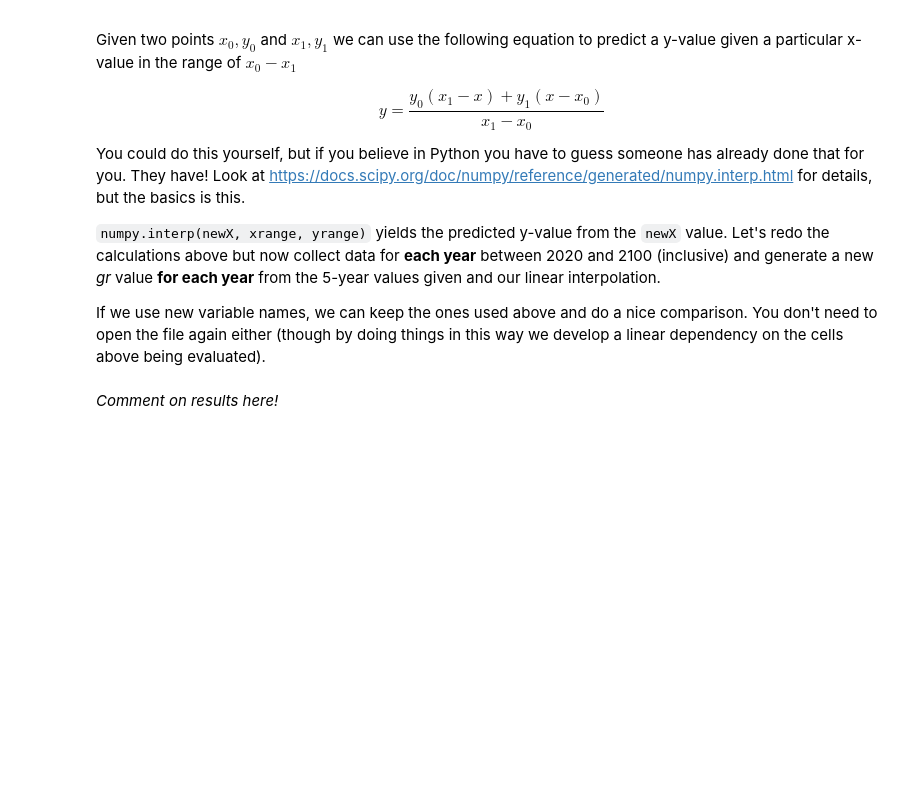
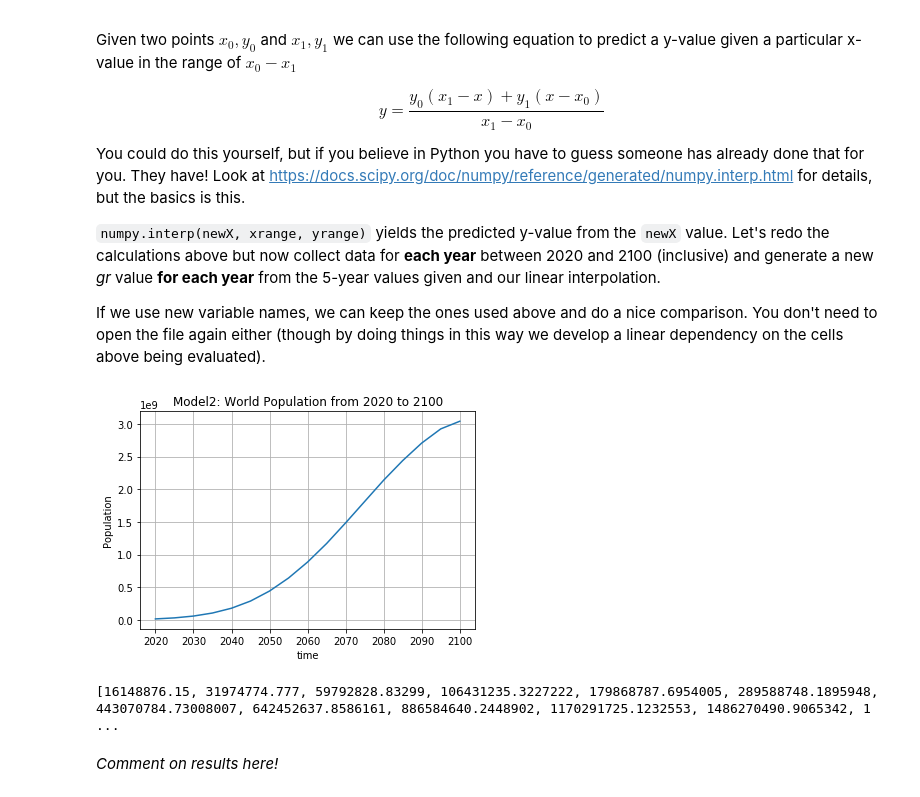
Before and after one commit to louxinyi/cmse202-f19-turnin, a Jupyter notebook: hw-01/HW-01_GitPracticeDebuggingAndPopulationModel-Xinyi Lou.ipynb, the cells around one changed output. Drawn from its saved outputs; the diff is of its cells as text; code cells hidden in the pictures; blank space fills up the shorter version.

```diff
--- a/hw-01/HW-01_GitPracticeDebuggingAndPopulationModel-Xinyi Lou.ipynb
+++ b/hw-01/HW-01_GitPracticeDebuggingAndPopulationModel-Xinyi Lou.ipynb
@@ -225,3 +227,28 @@ If we use new variable names, we can keep the ones used above and do a nice comp
+# %%
+#
+# Put your code here
+#
+
+Init_Pop = worldpop[0]
+
+time = np.arange(2020,2101,5)
+Pop2 = []
+
+for i in range(len(time)):
+    Pop2.append(np.interp(time[i],time,Pop))
+
+time = np.arange(2020,2101,5)
+plt.plot(time, Pop2)
+plt.title("Model2: World Population from 2020 to 2100")
+plt.xlabel('time')
+plt.ylabel('Population')
+plt.grid(True)
+# %% [output]
+[figure, added]
+# %%
+print(Pop,Pop2)
+# %% [output]
+[16148876.15, 31974774.777, 59792828.83299, 106431235.3227222, 179868787.6954005, 289588748.1895948, 443070784.73008007, 642452637.8586161, 886584640.2448902, 1170291725.1232553, 1486270490.9065342, 1 ...
 # %% [markdown]
 *Comment on results here!*
 # %% [markdown]
```
Also changed, not shown: parts of 4 cells of this notebook.
